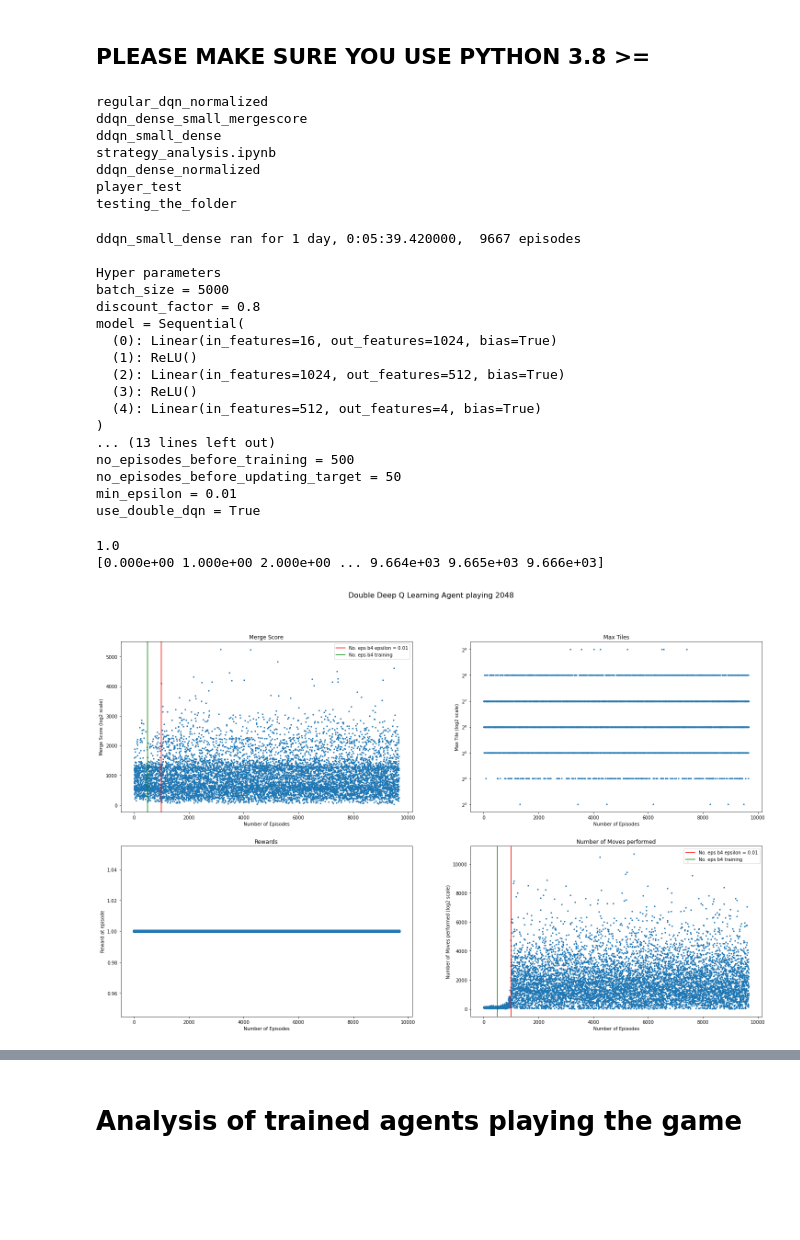
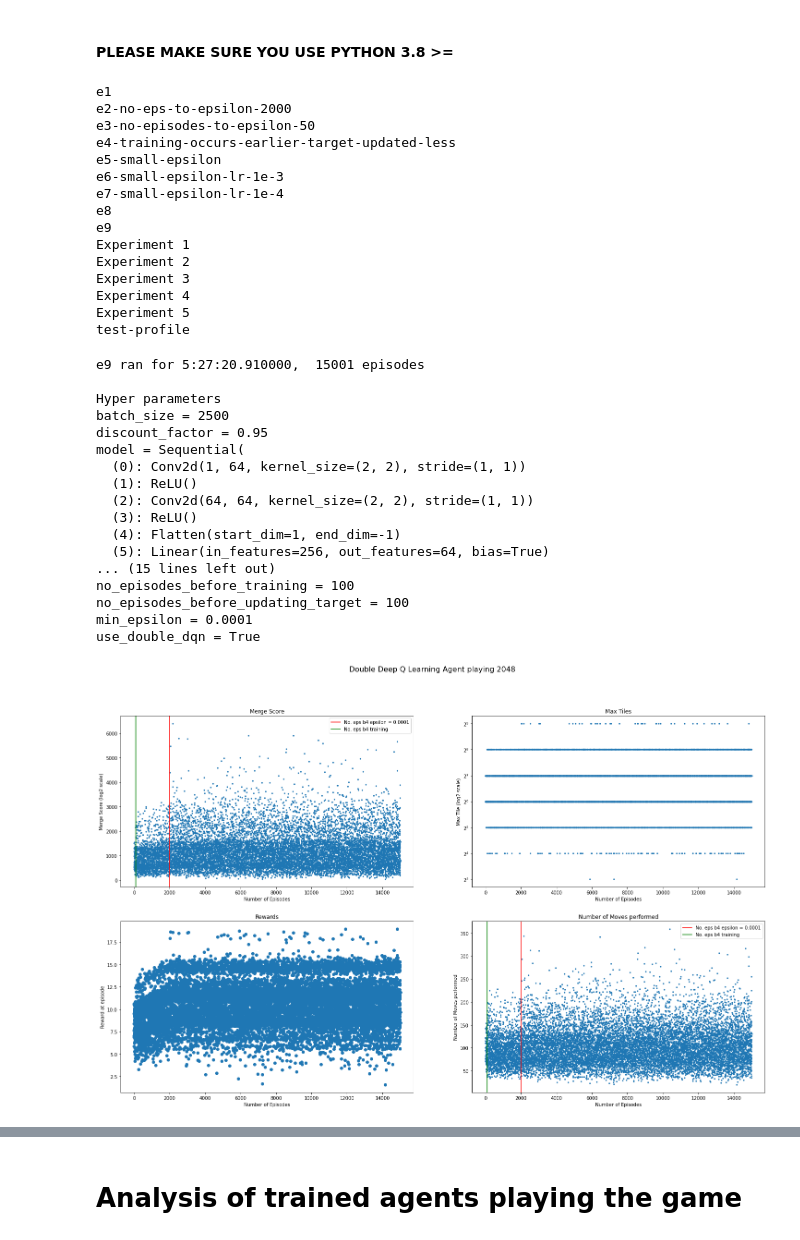
Before and after one commit to ribal-aladeeb/reinforcement-learning-2048, a Jupyter notebook: experiments/experiment_analysis.ipynb, the cells around one changed output, grey strips where cells are left out. Saved outputs shown, nothing was run; the diff lists cells and outputs as text; code cells hidden in the pictures; blank space fills up the shorter version.

```diff
--- a/experiments/experiment_analysis.ipynb
+++ b/experiments/experiment_analysis.ipynb
@@ -7,20 +7,28 @@ import datetime
 import pandas as pd
 import os
 # %% [markdown]
-## PLEASE MAKE SURE YOU USE PYTHON 3.8 >=
+#### PLEASE MAKE SURE YOU USE PYTHON 3.8 >=
 # %%
-jobs = list(filter(lambda x: x not in ['.ipynb_checkpoints', 'experiment_analysis.ipynb', '__pycache__', 'notebook_utils.py'], os.listdir()))
+jobs = list(filter(lambda x: x not in ['.ipynb_checkpoints', 'experiment_analysis.ipynb', '__pycache__', 'notebook_utils.py', 'strategy_analysis.ipynb'], os.listdir()))
 # job_name = jobs[4]
 # print(job_name)
 
-'''your jobs are'''
+'''Your jobs are'''
 for j in jobs:
     print(j)
 # %% [output]
-regular_dqn_normalized
-ddqn_dense_small_mergescore
-ddqn_small_dense
-strategy_analysis.ipynb
-ddqn_dense_normalized
-player_test
-testing_the_folder
+e1
+e2-no-eps-to-epsilon-2000
+e3-no-episodes-to-epsilon-50
+e4-training-occurs-earlier-target-updated-less
+e5-small-epsilon
+e6-small-epsilon-lr-1e-3
+e7-small-epsilon-lr-1e-4
+e8
+e9
+Experiment 1
+Experiment 2
+Experiment 3
+Experiment 4
+Experiment 5
+test-profile
@@ -31,5 +35,5 @@ job_name = 'ddqn_small_dense'
 # %%
-
+job_name = 'e9'
 # Load episode data, hyper parameters and runtime from saved pickle objects
 episodes = load_pickle(job_name, 'episodes.p')
 hyperparameters = load_pickle(job_name, 'hyperparameters.p')
@@ -47,22 +51,22 @@ print("Hyper parameters")
 for key in hyperparameters:
     print(key, "=", hyperparameters[key])
 # %% [output]
-ddqn_small_dense ran for 1 day, 0:05:39.420000,  9667 episodes
+e9 ran for 5:27:20.910000,  15001 episodes
 
 Hyper parameters
-batch_size = 5000
-discount_factor = 0.8
+batch_size = 2500
+discount_factor = 0.95
 model = Sequential(
-  (0): Linear(in_features=16, out_features=1024, bias=True)
+  (0): Conv2d(1, 64, kernel_size=(2, 2), stride=(1, 1))
   (1): ReLU()
-  (2): Linear(in_features=1024, out_features=512, bias=True)
+  (2): Conv2d(64, 64, kernel_size=(2, 2), stride=(1, 1))
   (3): ReLU()
-  (4): Linear(in_features=512, out_features=4, bias=True)
-)
-... (13 lines left out)
-no_episodes_before_training = 500
-no_episodes_before_updating_target = 50
-min_epsilon = 0.01
+  (4): Flatten(start_dim=1, end_dim=-1)
+  (5): Linear(in_features=256, out_features=64, bias=True)
+... (15 lines left out)
+no_episodes_before_training = 100
+no_episodes_before_updating_target = 100
+min_epsilon = 0.0001
 use_double_dqn = True
 # %%
 # [{'max_tile': 32, 'merge_score': 376, 'number': 0, 'reward': 1, 'epsilon': 1.0, 'number_moves': 67}, ...]
@@ -73,10 +77,10 @@ max_tiles = episode_matrix.T[0]
 merge_scores = episode_matrix.T[1]
 iteration = episode_matrix.T[2]
 rewards = episode_matrix.T[3]
-print(np.max(rewards))
 epsilon = episode_matrix.T[4]
-number_of_moves = episode_matrix.T[5]
-print(iteration)
+q_values = episode_matrix.T[5]
+number_of_moves = episode_matrix.T[6]
+
 fig = plt.figure(figsize=(25,15))
 
 ax1 = fig.add_subplot(221)
@@ -93,37 +97,35 @@ if hyperparameters['use_double_dqn']:
 fig.suptitle(title, fontsize=16)
 
 
 ax1.scatter(iteration, merge_scores, s=s)
 ax1.set_title("Merge Score")
 ax1.set_ylabel("Merge Score (log2 scale)")
 ax1.set_xlabel("Number of Episodes")
 ax1.axvline(x=hyperparameters["no_episodes_to_reach_epsilon"], c='r', label=f"No. eps b4 epsilon = {hyperparameters['min_epsilon']}")
 ax1.axvline(x=hyperparameters["no_episodes_before_training"], c='g', label="No. eps b4 training")
 ax1.legend()
 
 ax2.scatter(iteration, max_tiles, s=s)
 ax2.set_title("Max Tiles")
 ax2.set_ylabel("Max Tile (log2 scale)")
 ax2.set_xlabel("Number of Episodes")
 
 ax3.scatter(iteration, rewards)
 ax3.set_title("Rewards")
 ax3.set_ylabel("Reward at episode")
 ax3.set_xlabel("Number of Episodes")
 
 ax4.scatter(iteration, number_of_moves, s=s)
 ax4.set_title("Number of Moves performed")
-ax4.set_ylabel("Number of Moves performed (log2 scale)")
+ax4.set_ylabel("Number of Moves performed")
 ax4.axvline(x=hyperparameters["no_episodes_to_reach_epsilon"], c='r', label=f"No. eps b4 epsilon = {hyperparameters['min_epsilon']}")
 ax4.axvline(x=hyperparameters["no_episodes_before_training"], c='g', label="No. eps b4 training")
 ax4.legend()
 ax4.set_xlabel("Number of Episodes")
 
 plt.show()
 # %% [output]
-1.0
-[0.000e+00 1.000e+00 2.000e+00 ... 9.664e+03 9.665e+03 9.666e+03]
-[figure, old version]
+[figure, new version]
 # %%
 def get_max_tile_frequency(max_tiles_array):
     max_tile_frequency = np.array(np.unique(max_tiles_array, return_counts=True), dtype=int)
```
Also changed, not shown: parts of 4 cells of this notebook, 1 other file.
